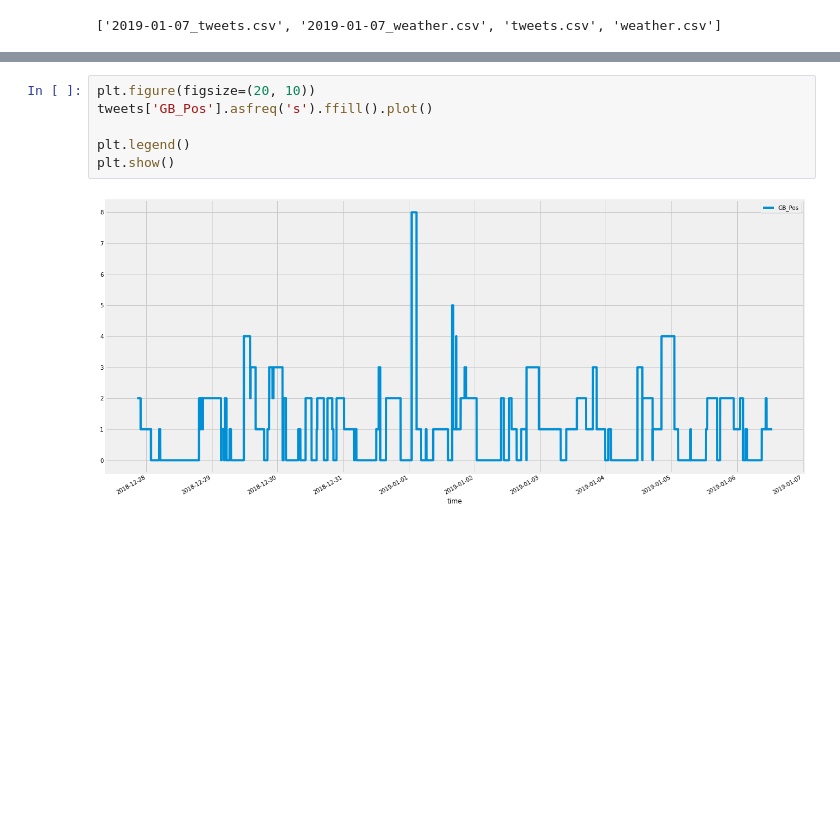
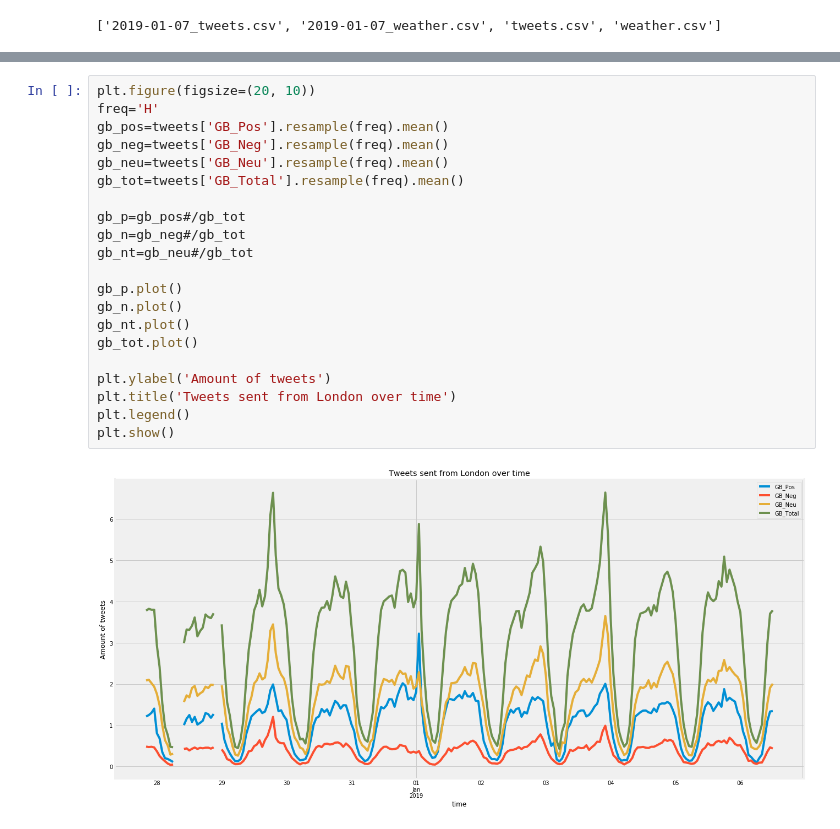
Before and after one commit to Kajotko/SIOT, a Jupyter notebook: Siot.ipynb, the cells around one changed output, grey strips where cells are left out. Drawn from its saved outputs; the diff is of its cells as text; blank space fills up the shorter version.

```diff
--- a/Siot.ipynb
+++ b/Siot.ipynb
@@ -91,8 +107,23 @@ plt.show()
-# %%
-plt.figure(figsize=(20, 10))
-tweets['GB_Pos'].asfreq('s').ffill().plot()
-
-plt.legend()
-plt.show()
-# %% [output]
-[figure, removed]
+# %%
+plt.figure(figsize=(20, 10))
+freq='H'
+gb_pos=tweets['GB_Pos'].resample(freq).mean()
+gb_neg=tweets['GB_Neg'].resample(freq).mean()
+gb_neu=tweets['GB_Neu'].resample(freq).mean()
+gb_tot=tweets['GB_Total'].resample(freq).mean()
+
+gb_p=gb_pos#/gb_tot
+gb_n=gb_neg#/gb_tot
+gb_nt=gb_neu#/gb_tot
+
+gb_p.plot()
+gb_n.plot()
+gb_nt.plot()
+gb_tot.plot()
+
+plt.ylabel('Amount of tweets')
+plt.title('Tweets sent from London over time')
+plt.legend()
+plt.show()
+# %% [output]
+[figure, added]
```
Also changed, not shown: parts of 12 cells of this notebook, 10 other files.
